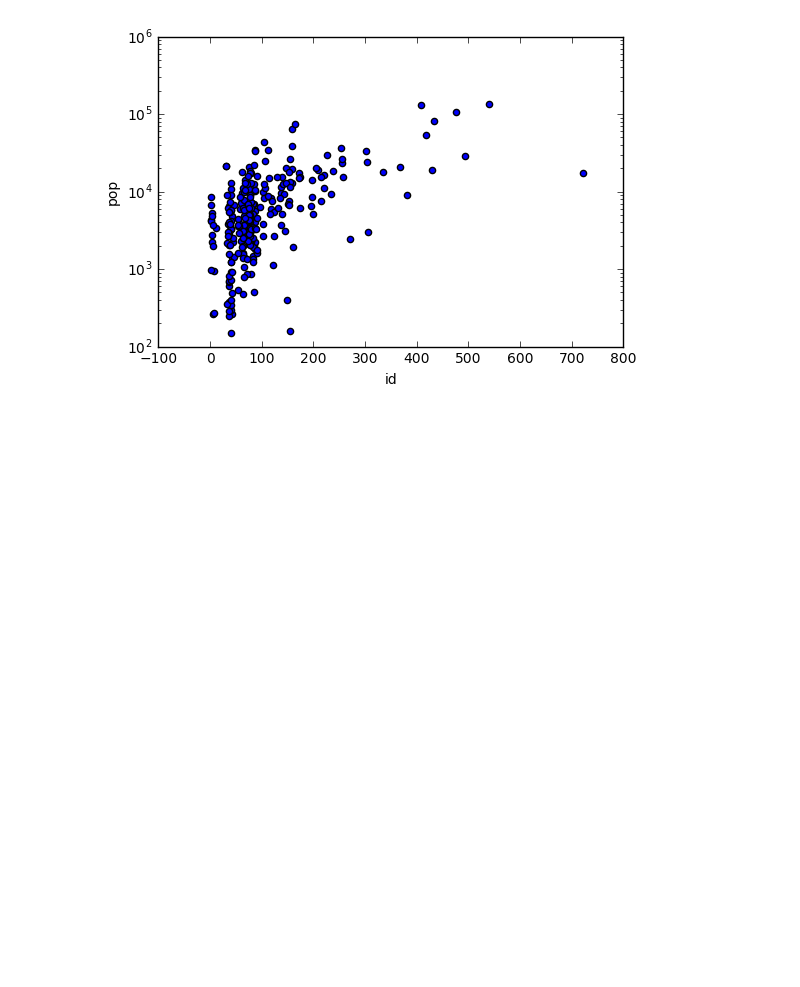
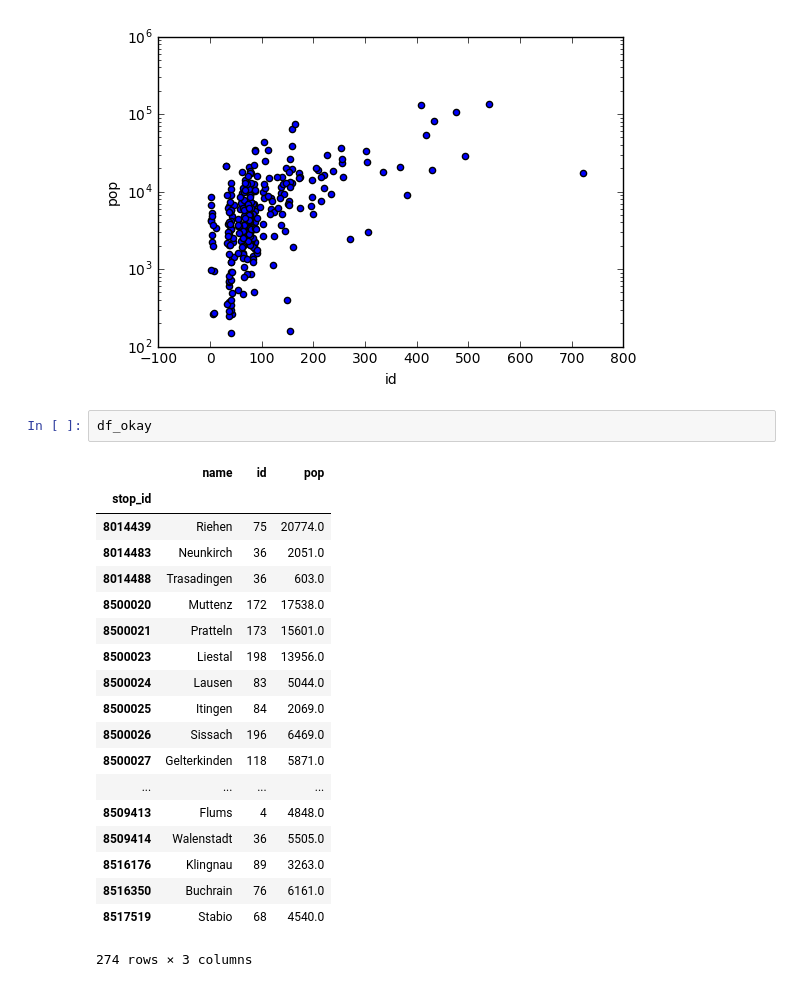
Before and after one commit to tOverney/ADA-Project, a Jupyter notebook: preprocessing/population_processing.ipynb, the cells around one changed output. Drawn from its saved outputs; the diff is of its cells as text; blank space fills up the shorter version.

```diff
--- a/preprocessing/population_processing.ipynb
+++ b/preprocessing/population_processing.ipynb
@@ -59,3 +59,25 @@ df_okay = df[~df['pop'].isnull()]
 df_okay.plot.scatter(x='id', y='pop', logy=True);
 # %% [output]
 [figure]
+# %%
+df_okay
+# %% [output]
+|  | name | id | pop |
+| stop_id |  |  |  |
+| 8014439 | Riehen | 75 | 20774.0 |
+| 8014483 | Neunkirch | 36 | 2051.0 |
+| 8014488 | Trasadingen | 36 | 603.0 |
+| 8500020 | Muttenz | 172 | 17538.0 |
+| 8500021 | Pratteln | 173 | 15601.0 |
+| 8500023 | Liestal | 198 | 13956.0 |
+| 8500024 | Lausen | 83 | 5044.0 |
+| 8500025 | Itingen | 84 | 2069.0 |
+| 8500026 | Sissach | 196 | 6469.0 |
+| 8500027 | Gelterkinden | 118 | 5871.0 |
+| ... | ... | ... | ... |
+| 8509413 | Flums | 4 | 4848.0 |
+| 8509414 | Walenstadt | 36 | 5505.0 |
+| 8516176 | Klingnau | 89 | 3263.0 |
+| 8516350 | Buchrain | 76 | 6161.0 |
+| 8517519 | Stabio | 68 | 4540.0 |
+274 rows × 3 columns
```
Also changed, not shown: 4 other files.
